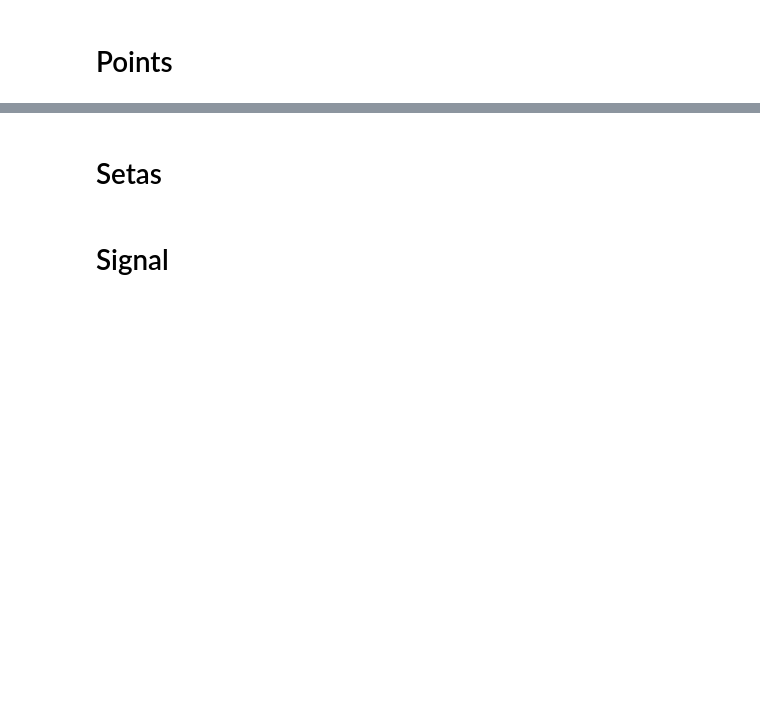
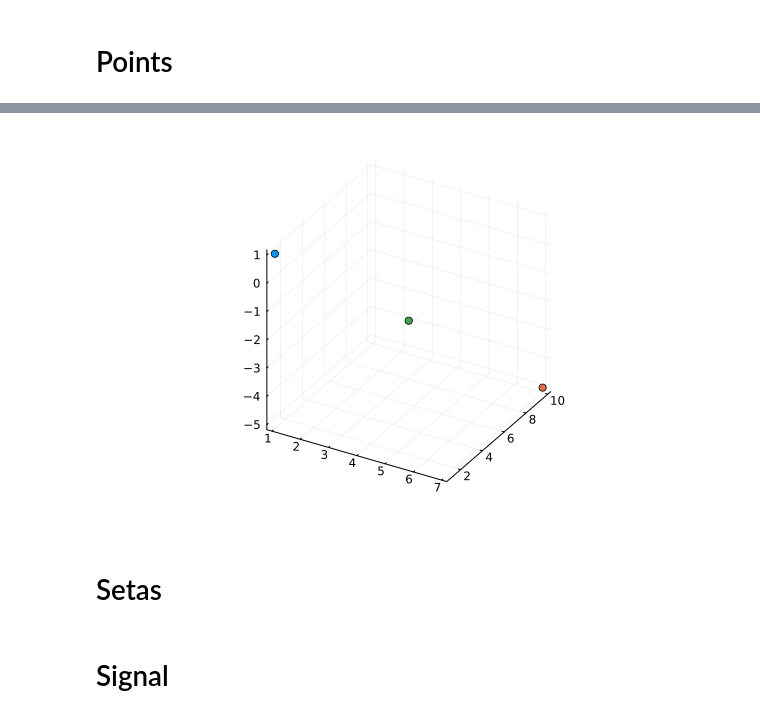
Before and after one commit to brunohry/Easylinalg, a Jupyter notebook: docs/Exemplos/exemplo-media.ipynb, the cells around one changed output, grey strips where cells are left out. Cells and saved outputs as stored; diff of their text form; code cells hidden in the pictures; blank space fills up the shorter version.

```diff
--- a/docs/Exemplos/exemplo-media.ipynb
+++ b/docs/Exemplos/exemplo-media.ipynb
@@ -26,6 +22,8 @@ Draw([p_3d_1,p_3d_2,p_3d_3,p_3d_4,p_3d_5,p_3d_6,p_3d_7,p_3d_8])
 # %%
-p_3d_medio = (p_3d_1+p_3d_2+p_3d_3+p_3d_4+p_3d_5+p_3d_6+p_3d_7+p_3d_8)/8
+p_3d_medio = (p_3d_1+p_3d_2)/2
 Draw(p_3d_medio, false)
+# %% [output]
+[figure, added]
 # %% [markdown]
 # Setas
 # %%
```
Also changed, not shown: parts of 4 cells of this notebook, 2 other files.
